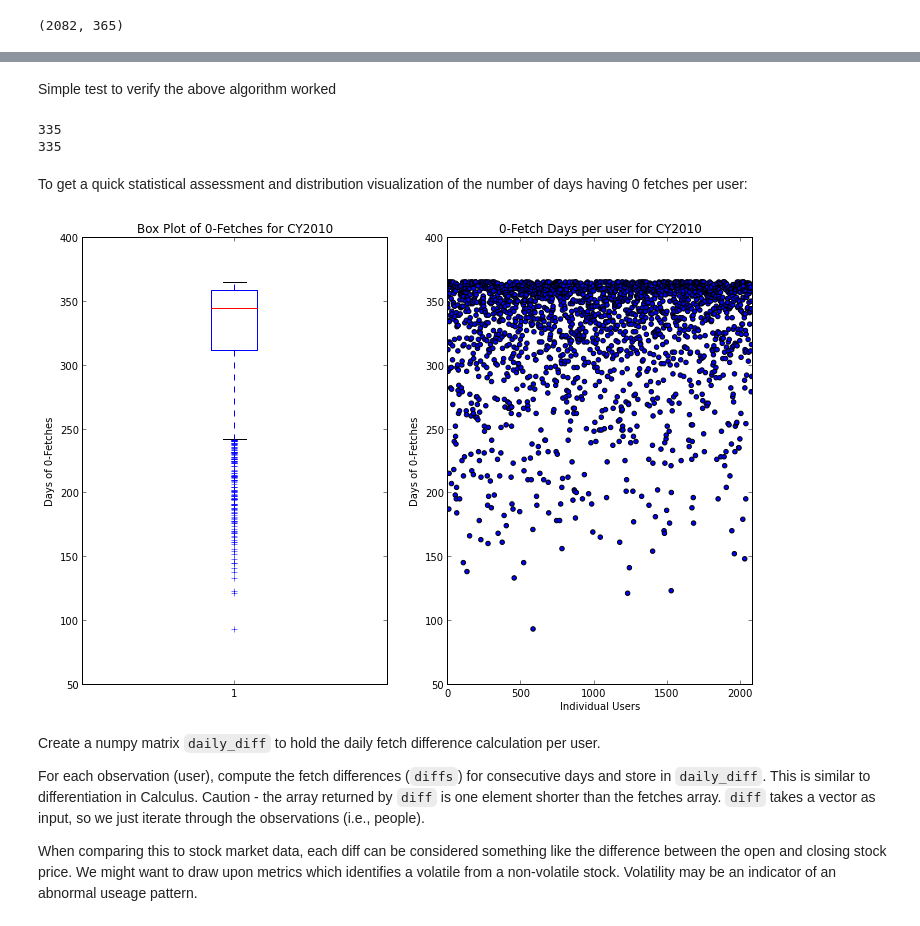
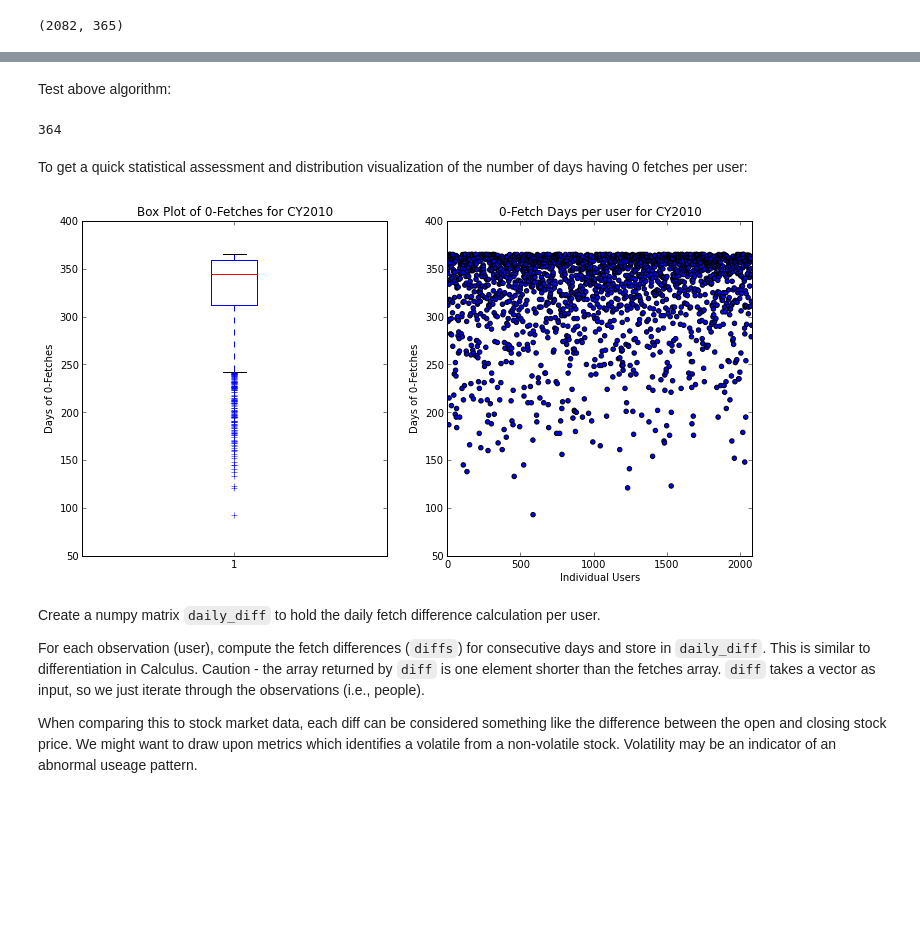
Before and after one commit to svkerr/Aerolink_Ubuntu, a Jupyter notebook: aerolink_daily_analysis.ipynb, the cells around one changed output, grey strips where cells are left out. Saved outputs shown, nothing was run; the diff lists cells and outputs as text; code cells hidden in the pictures; blank space fills up the shorter version.

Commit message:
made some algorithms more efficient

```diff
--- a/aerolink_daily_analysis.ipynb
+++ b/aerolink_daily_analysis.ipynb
@@ -46,39 +54,32 @@ For any data set to be analyzed, whether it's Aerospace's or some other agencies
 # %%
-import operator
-zeroes = []
+zeroes_vec = []
 for i in np.arange(fetches.shape[0]):
-    Z = []
-    for j in np.arange(fetches.shape[1]):
-        if fetches[i][j] == 0:
-              Z.append(fetches[i][j])
-    zeroes.append(len(Z))
+    z_s = [x for x in fetches[i] if x == 0]
+    zeroes_vec.append(len(z_s))
-# %% [markdown]
-Simple test to verify the above algorithm worked
-# %%
-zero_count = [x for x in fetches[9] if x == 0]
-print len(zero_count)
-print zeroes[9]
-# %% [output]
-335
-335
+# %% [markdown]
+Test above algorithm:
+# %%
+zeroes_vec[11]
+# %% [output]
+364
 # %% [markdown]
 To get a quick statistical assessment and distribution visualization of the number of days having 0 fetches per user:
 # %%
 subplot(121)
 plt.ylabel('Days of 0-Fetches')
 plt.title('Box Plot of 0-Fetches for CY2010')
-plt.boxplot(zeroes)
+plt.boxplot(zeroes_vec)
 
 subplot(122)
 plt.ylabel('Days of 0-Fetches')
 plt.xlabel('Individual Users')
 plt.xlim(0,2082)
 plt.title('0-Fetch Days per user for CY2010')
-plt.scatter(arange(len(zeroes)),zeroes)
+plt.scatter(arange(len(zeroes_vec)),zeroes_vec)
 
 show()
 # %% [output]
-[figure, old version]
+[figure, new version]
 # %% [markdown]
 Create a numpy matrix `daily_diff` to hold the daily fetch difference calculation per user.
 
```
Also changed, not shown: parts of 6 cells of this notebook.
